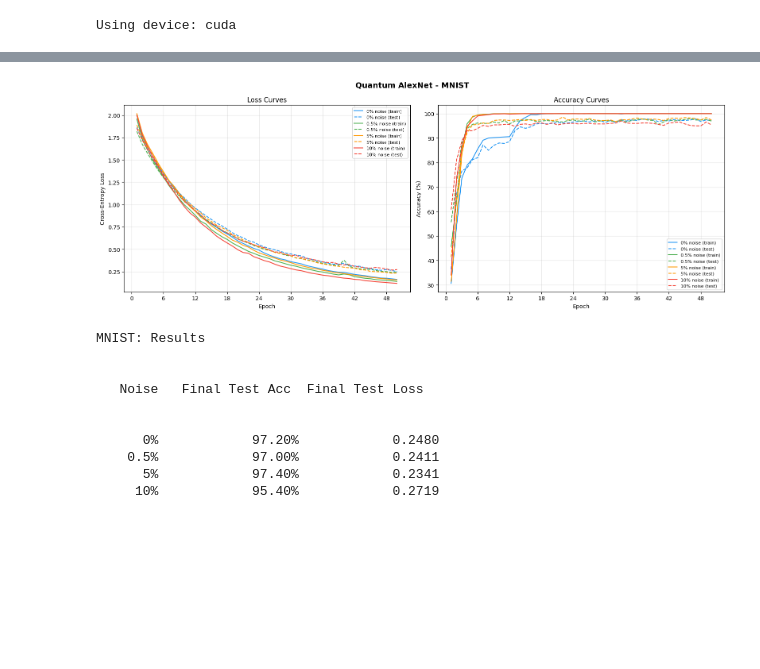
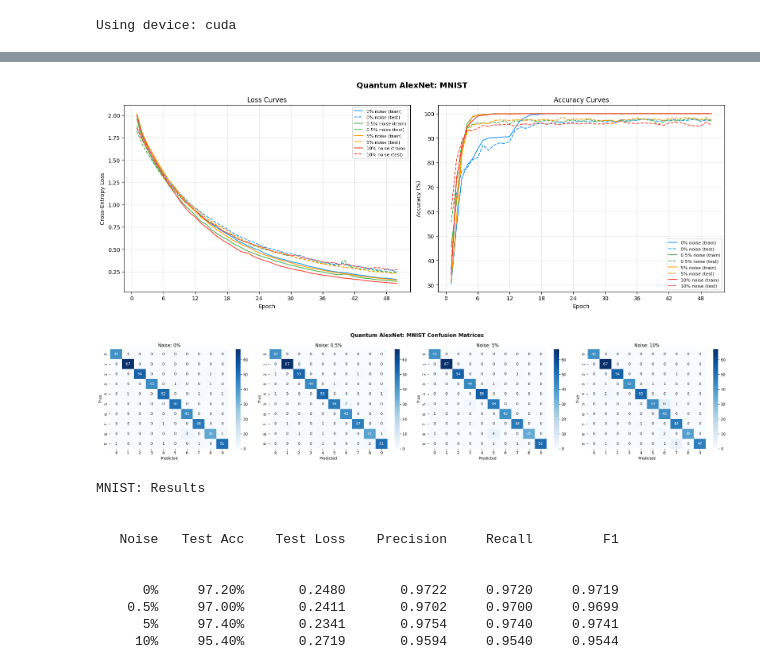
Before and after one commit to nemo10-boop/WUEKM, a Jupyter notebook: quantum-alexnet-mnist.ipynb, the cells around one changed output, grey strips where cells are left out. Saved outputs shown, nothing was run; the diff lists cells and outputs as text; code cells hidden in the pictures; blank space fills up the shorter version.

```diff
--- a/quantum-alexnet-mnist.ipynb
+++ b/quantum-alexnet-mnist.ipynb
@@ -211,10 +272,11 @@ def plot_metrics(results):
 
     for noise, history in results.items():
         c = colors[noise]; l = noise_labels[noise]
-        ax_loss.plot(epochs, history["train_loss"], color=c, ls="-",  label=f"{l} (train)")
-        ax_loss.plot(epochs, history["test_loss"],  color=c, ls="--", label=f"{l} (test)")
-        ax_acc.plot(epochs,  [a*100 for a in history["train_acc"]], color=c, ls="-",  label=f"{l} (train)")
-        ax_acc.plot(epochs,  [a*100 for a in history["test_acc"]],  color=c, ls="--", label=f"{l} (test)")
+        ep = list(range(1, len(history["train_loss"]) + 1))
+        ax_loss.plot(ep, history["train_loss"], color=c, ls="-",  label=f"{l} (train)")
+        ax_loss.plot(ep, history["test_loss"],  color=c, ls="--", label=f"{l} (test)")
+        ax_acc.plot(ep,  [a*100 for a in history["train_acc"]], color=c, ls="-",  label=f"{l} (train)")
+        ax_acc.plot(ep,  [a*100 for a in history["test_acc"]],  color=c, ls="--", label=f"{l} (test)")
 
     for ax, ylabel, title in zip(
         [ax_loss, ax_acc],
@@ -226,31 +288,59 @@ def plot_metrics(results):
         ax.legend(fontsize=8); ax.grid(True, alpha=0.3)
 
     plt.tight_layout()
-    plt.savefig("quantum_alexnet_mnist.png", dpi=150, bbox_inches="tight")
+    plt.savefig(os.path.join(SAVE_DIR, "quantum_alexnet_mnist.png"), dpi=150, bbox_inches="tight")
     plt.show()
+# %%
+def plot_confusion_matrices(results, class_names):
+    noise_labels = {0.0: "0%", 0.005: "0.5%", 0.05: "5%", 0.10: "10%"}
+    fig, axes = plt.subplots(1, 4, figsize=(24, 5))
+    fig.suptitle("Quantum AlexNet: MNIST Confusion Matrices", fontsize=14, fontweight="bold")
+
+    for ax, (noise, history) in zip(axes, results.items()):
+        sns.heatmap(
+            history["cm"], annot=True, fmt="d", cmap="Blues",
+            xticklabels=class_names, yticklabels=class_names, ax=ax
+        )
+        ax.set_title(f"Noise: {noise_labels[noise]}")
+        ax.set_xlabel("Predicted")
+        ax.set_ylabel("True")
+
+    plt.tight_layout()
+    plt.savefig(os.path.join(SAVE_DIR, "quantum_alexnet_mnist_cm.png"), dpi=150, bbox_inches="tight")
+    plt.show()
 # %%
 def print_summary(results):
     noise_labels = {0.0: "0%", 0.005: "0.5%", 0.05: "5%", 0.10: "10%"}
-    header = f"{'Noise':>8} {'Final Test Acc':>16} {'Final Test Loss':>16}"
+    header = f"{'Noise':>8} {'Test Acc':>10} {'Test Loss':>12} {'Precision':>12} {'Recall':>10} {'F1':>10}"
     print("\nMNIST: Results")
     print("\n")
     print(header)
     print("\n")
     for noise, history in results.items():
-        print(f"{noise_labels[noise]:>8}  {history['test_acc'][-1]*100:>15.2f}%  {history['test_loss'][-1]:>16.4f}")
+        print(
+            f"{noise_labels[noise]:>8} "
+            f"{history['test_acc'][-1]*100:>9.2f}% "
+            f"{history['test_loss'][-1]:>12.4f} "
+            f"{history['precision']:>12.4f} "
+            f"{history['recall']:>10.4f} "
+            f"{history['f1']:>10.4f}"
+        )
     print("\n")
 
+mnist_classes = [str(i) for i in range(10)]
 plot_metrics(results)
+plot_confusion_matrices(results, mnist_classes)
 print_summary(results)
 # %% [output]
 [figure]
+[figure, added]
 MNIST: Results
 
 
-   Noise   Final Test Acc  Final Test Loss
+   Noise   Test Acc    Test Loss    Precision     Recall         F1
 
 
-      0%            97.20%            0.2480
-    0.5%            97.00%            0.2411
-      5%            97.40%            0.2341
-     10%            95.40%            0.2719
+      0%     97.20%       0.2480       0.9722     0.9720     0.9719
+    0.5%     97.00%       0.2411       0.9702     0.9700     0.9699
+      5%     97.40%       0.2341       0.9754     0.9740     0.9741
+     10%     95.40%       0.2719       0.9594     0.9540     0.9544
```
Also changed, not shown: parts of 11 cells of this notebook.
